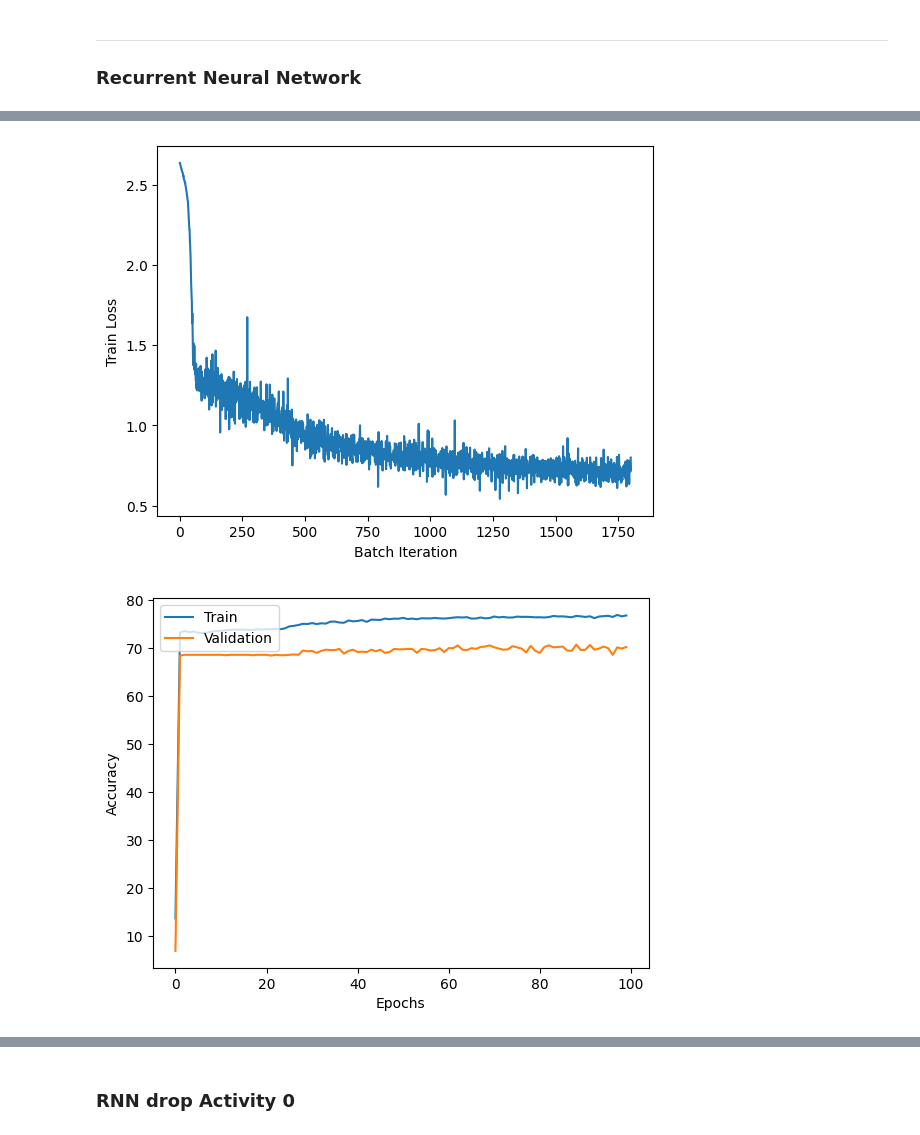
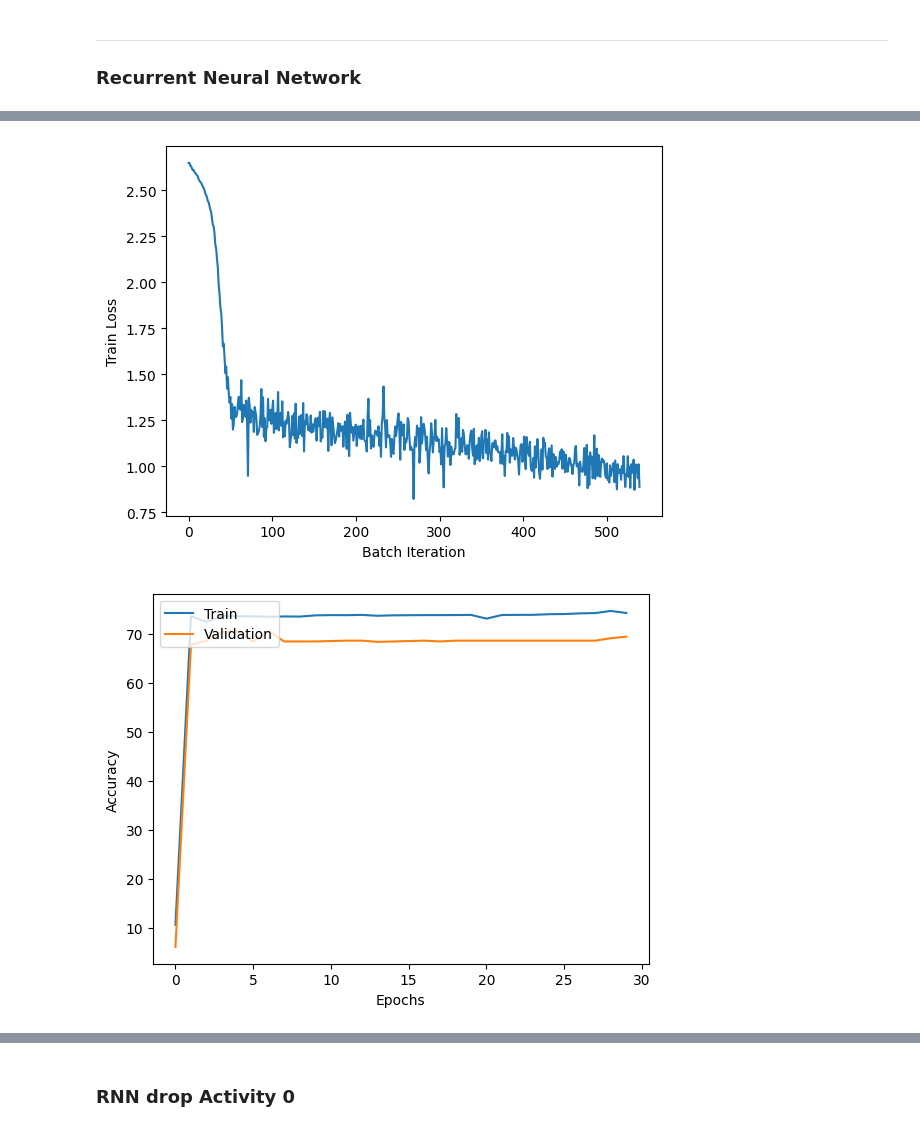
Before and after one commit to Dzy00/CHL5230-Datathon-5, a Jupyter notebook: CHL5230_datathon5.ipynb, the cells around one changed output, grey strips where cells are left out. Drawn from its saved outputs; the diff is of its cells as text; code cells hidden in the pictures.

```diff
--- a/CHL5230_datathon5.ipynb
+++ b/CHL5230_datathon5.ipynb
@@ -111,6 +111,7 @@ dtype: int64
 import pandas as pd
 import numpy as np
 import matplotlib.pyplot as plt
+import seaborn as sns
 from sklearn.model_selection import train_test_split
 from sklearn.preprocessing import StandardScaler
 from sklearn.utils import resample
@@ -202,8 +203,8 @@ colors = px.colors.qualitative.T10 #Set3
 ax = pivot_train.plot.bar(stacked=True, color = colors)
 ax.set_title('Distribution of Activity per Subject in Train Set')
 ax.set_ylabel('Count')
-subjects_train = train_df['subject'].unique()
-ax.set_xticklabels(subjects_train, rotation=45)
+#subjects_train = train_df['subject'].unique()
+#ax.set_xticklabels(subjects_train, rotation=45)
 ax.legend(title='Activity', bbox_to_anchor=(1.1, 1.0))
 plt.show()
 
@@ -213,8 +214,8 @@ pivot_test = pd.pivot_table(test_df[['subject','Activity']], index='subject', co
 ax = pivot_test.plot.bar(stacked=True, color = colors)
 ax.set_title('Distribution of Activity per Subject in Test Set')
 ax.set_ylabel('Count')
-subjects_test = test_df['subject'].unique()
-ax.set_xticklabels(subjects_test, rotation=45)
+#subjects_test = test_df['subject'].unique()
+#ax.set_xticklabels(subjects_test, rotation=45)
 ax.legend(title='Activity', bbox_to_anchor=(1.1, 1.0))
 plt.show()
 
@@ -289,7 +290,7 @@ from torch.utils.data import TensorDataset, DataLoader
 input_size = X_train.shape[2] #12
 hidden_size = 256  # Number of hidden units in RNN
 num_classes = 13  # For 13-class classification
-epochs = 100 # 30
+epochs = 30 #100
 learning_rate = 0.0001
 batch_size = 512
 landa = 0.000001  # Regularization term (lambda)
@@ -430,5 +431,17 @@ plt.show()
 # average loss/ accuracy
 sum(all_loss)/len(all_loss)
 sum(train_accuracy_list)/len(train_accuracy_list)
-sum(validation_accuracy_list)/len(validation_accuracy_list
+sum(validation_accuracy_list)/len(validation_accuracy_list)
+
+
+# predicted vs Y
+from sklearn.metrics import confusion_matrix, classification_report
+# confusion matrix
+conf_matrix_RNN = confusion_matrix(Y, predicted)
+
+sns.heatmap(conf_matrix_RNN, cmap='Blues', annot=True, fmt='g')
+plt.xlabel('Predicted')
+plt.ylabel('Actual')
+plt.title('Figure. Confusion Matrix for RNN on test set')
+plt.show()
 # %% [output]
@@ -454,2 +467,2 @@ Epoch 99/100 ---> Train Accuracy: 76.82843472317157%, Validation Accuracy: 70.27
-[figure, old version]
+[figure, new version]
-[figure, old version]
+[figure, new version]
```
Also changed, not shown: parts of 4 cells of this notebook.
